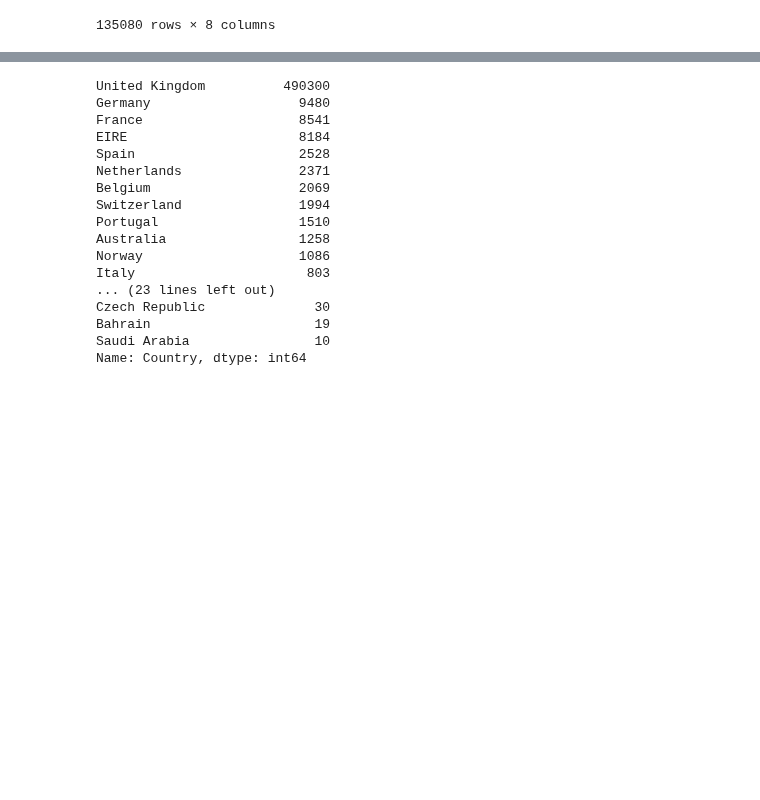
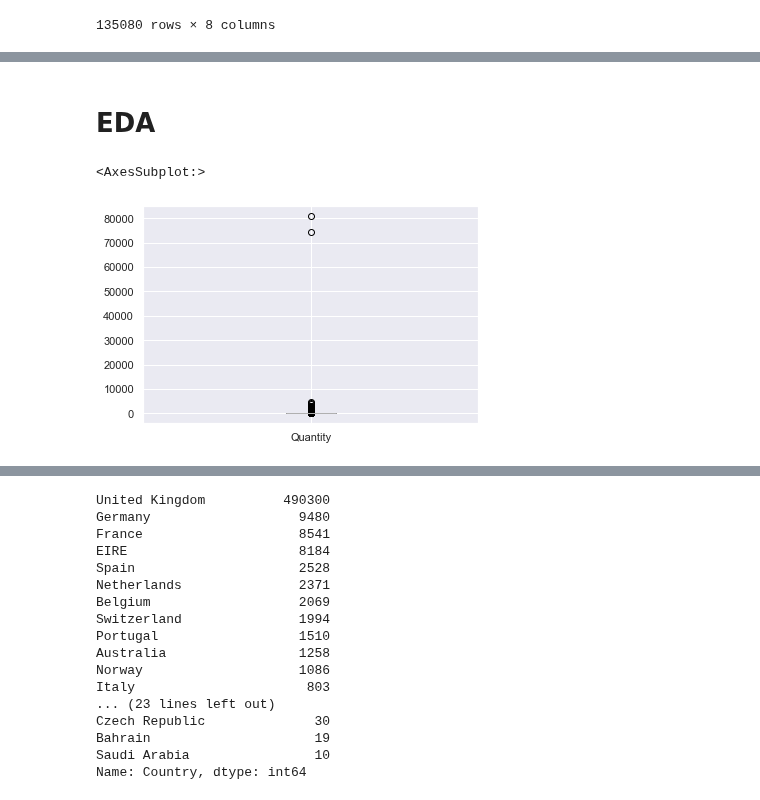
Before and after one commit to livashov/Project-1_MediaMixModeling, a Jupyter notebook: EDA_CLV.ipynb, the cells around one changed output, grey strips where cells are left out. Cells and saved outputs as stored; diff of their text form; code cells hidden in the pictures; blank space fills up the shorter version.

```diff
--- a/EDA_CLV.ipynb
+++ b/EDA_CLV.ipynb
@@ -96,3 +88,6 @@ The shape of the dataset is: (541909, 8)
+# %%
+#Drop NAs
+df = df.dropna()
 # %%
 #Duplicates
 duplicate_rows_df = df[df.duplicated()]
@@ -137,0 +116,8 @@ df = df.drop('Description', 1)
+# %% [markdown]
+# EDA
+# %%
+# histogram of Quantity.
+df.boxplot(column=['Quantity'])
+# %% [output]
+<AxesSubplot:>
+[figure, added]
```
Also changed, not shown: parts of 75 cells of this notebook.
